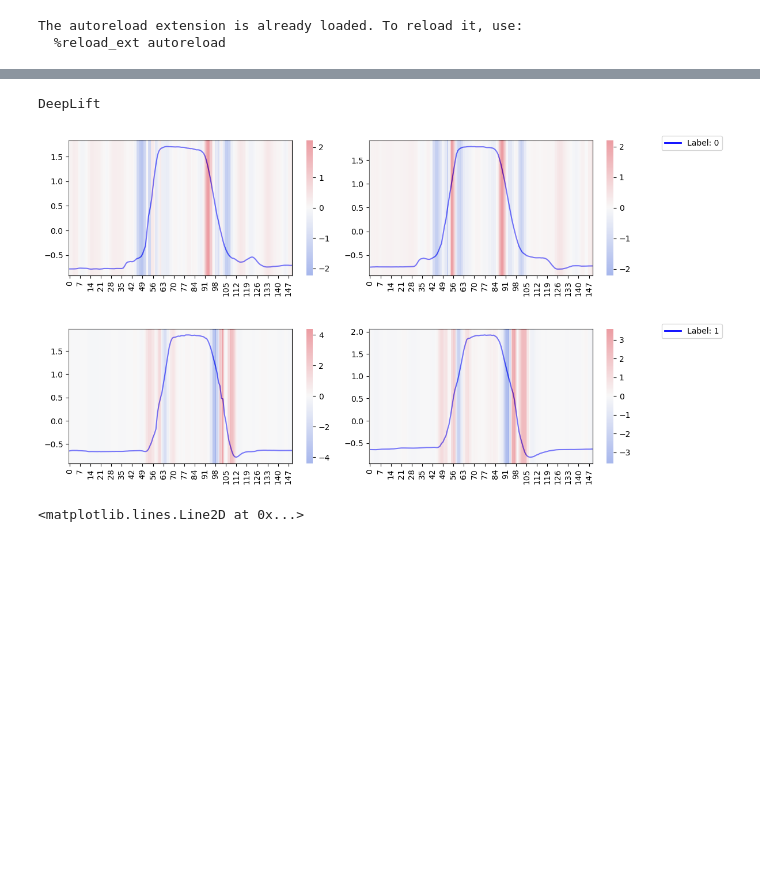
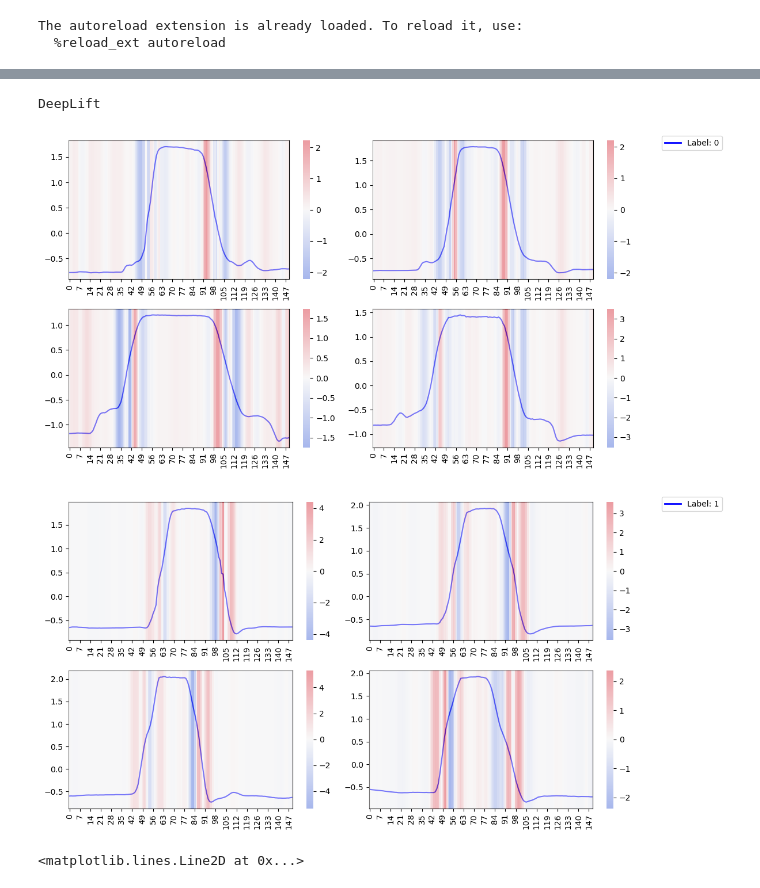
Before and after one commit to LbzSteven/implet, a Jupyter notebook: Highlighted_info.ipynb, the cells around one changed output, grey strips where cells are left out. Drawn from its saved outputs; the diff is of its cells as text; code cells hidden in the pictures; blank space fills up the shorter version.

```diff
--- a/Highlighted_info.ipynb
+++ b/Highlighted_info.ipynb
@@ -34,30 +64,34 @@ preds = np.load(f'{model_path}/test_preds.npy')
 # %%
 for xai_name in ['DeepLift']:
     print(xai_name)
-    attr_gp, _= get_gt_attr(model,train_x,None,None,
-                            save_dir=f'attributions/GunPoint/{xai_name}',
-                            xai_name=xai_name,target_class=None)
+    # attr_gp, _= get_gt_attr(model,train_x,None,None,
+    #                         save_dir=f'attributions/GunPoint/{xai_name}/exp.pkl',
+    #                         xai_name=xai_name,target_class=None)
 
 
-    # with open(f'attributions/GunPoint/{xai_name}/train_exp.pkl', 'rb') as f:
-    #     attr = pickle.load(f)
-    # attr_gp = attr['attributions']
-    plot_multiple_images_with_attribution(train_x[np.where(train_y==0)], train_y[np.where(train_y==0)], 2, (1, 2), (12, 3),
+    with open(f'attributions/GunPoint/{xai_name}/exp.pkl', 'rb') as f:
+        attr = pickle.load(f)
+    attr_gp = attr['attributions']
+    plot_multiple_images_with_attribution(train_x[np.where(train_y==0)], train_y[np.where(train_y==0)], 4, (12, 6),
                                           use_attribution=True,
                                           attributions=attr_gp[np.where(train_y==0)],
                                           normalize_attribution=True,
                                           save_path=None,
                                           test_y = train_y[np.where(train_y==0)],
+                                          # shapelet_length=15,
+                                          # startings=[[70],[70]]
                                          )
-    plot_multiple_images_with_attribution(train_x[np.where(train_y==1)], train_y[np.where(train_y==1)], 2, (1, 2), (12, 3),
+    plot_multiple_images_with_attribution(train_x[np.where(train_y==1)], train_y[np.where(train_y==1)],4,  (12, 6),
                                           use_attribution=True,
                                           attributions=attr_gp[np.where(train_y==1)],
                                           normalize_attribution=True,
                                           save_path=None,
                                           test_y = train_y[np.where(train_y==1)],
+                                          # shapelet_length=13,
+                                          # startings=[[100],[100]]
                                          )
 # %% [output]
 DeepLift
-[figure, old version]
+[figure, new version]
-[figure, old version]
+[figure, new version]
 # %%
```
Also changed, not shown: parts of 37 cells of this notebook, 12 other files.
